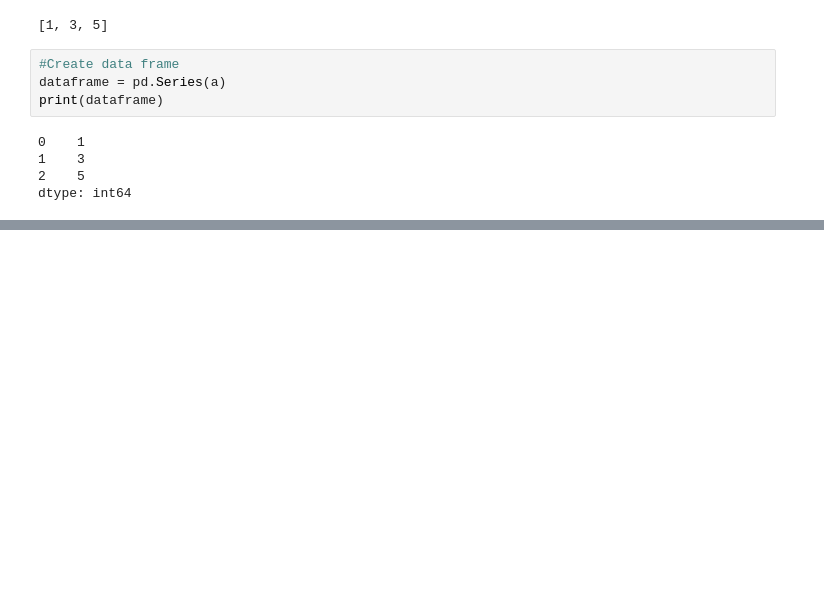
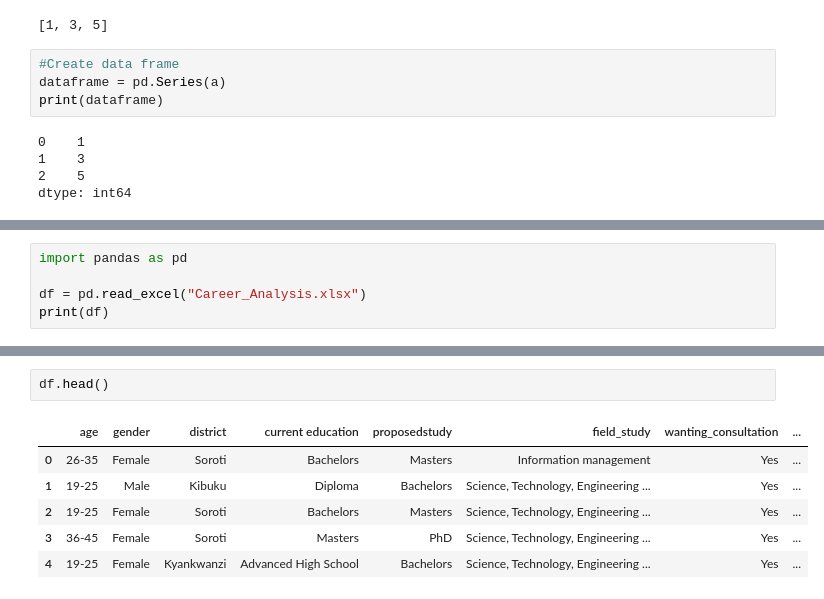
Before and after one commit to abelwalekhwa/AI_Modeling_MUK, a Jupyter notebook: Practice_Week2_12052023.ipynb, the cells around one changed output, grey strips where cells are left out. Saved outputs shown, nothing was run; the diff lists cells and outputs as text; blank space fills up the shorter version.

```diff
--- a/Practice_Week2_12052023.ipynb
+++ b/Practice_Week2_12052023.ipynb
@@ -105,0 +111,5 @@ AttributeError: ignored
+# %%
+import pandas as pd
+
+df = pd.read_excel("Career_Analysis.xlsx")
+print(df)
@@ -105,0 +134,9 @@ AttributeError: ignored
+# %%
+df.head()
+# %% [output]
+|  | age | gender | district | current education | proposedstudy | field_study | wanting_consultation | ... |
+| 0 | 26-35 | Female | Soroti | Bachelors | Masters | Information management | Yes | ... |
+| 1 | 19-25 | Male | Kibuku | Diploma | Bachelors | Science, Technology, Engineering ... | Yes | ... |
+| 2 | 19-25 | Female | Soroti | Bachelors | Masters | Science, Technology, Engineering ... | Yes | ... |
+| 3 | 36-45 | Female | Soroti | Masters | PhD | Science, Technology, Engineering ... | Yes | ... |
+| 4 | 19-25 | Female | Kyankwanzi | Advanced High School | Bachelors | Science, Technology, Engineering ... | Yes | ... |
```
Also changed, not shown: parts of 6 cells of this notebook.
